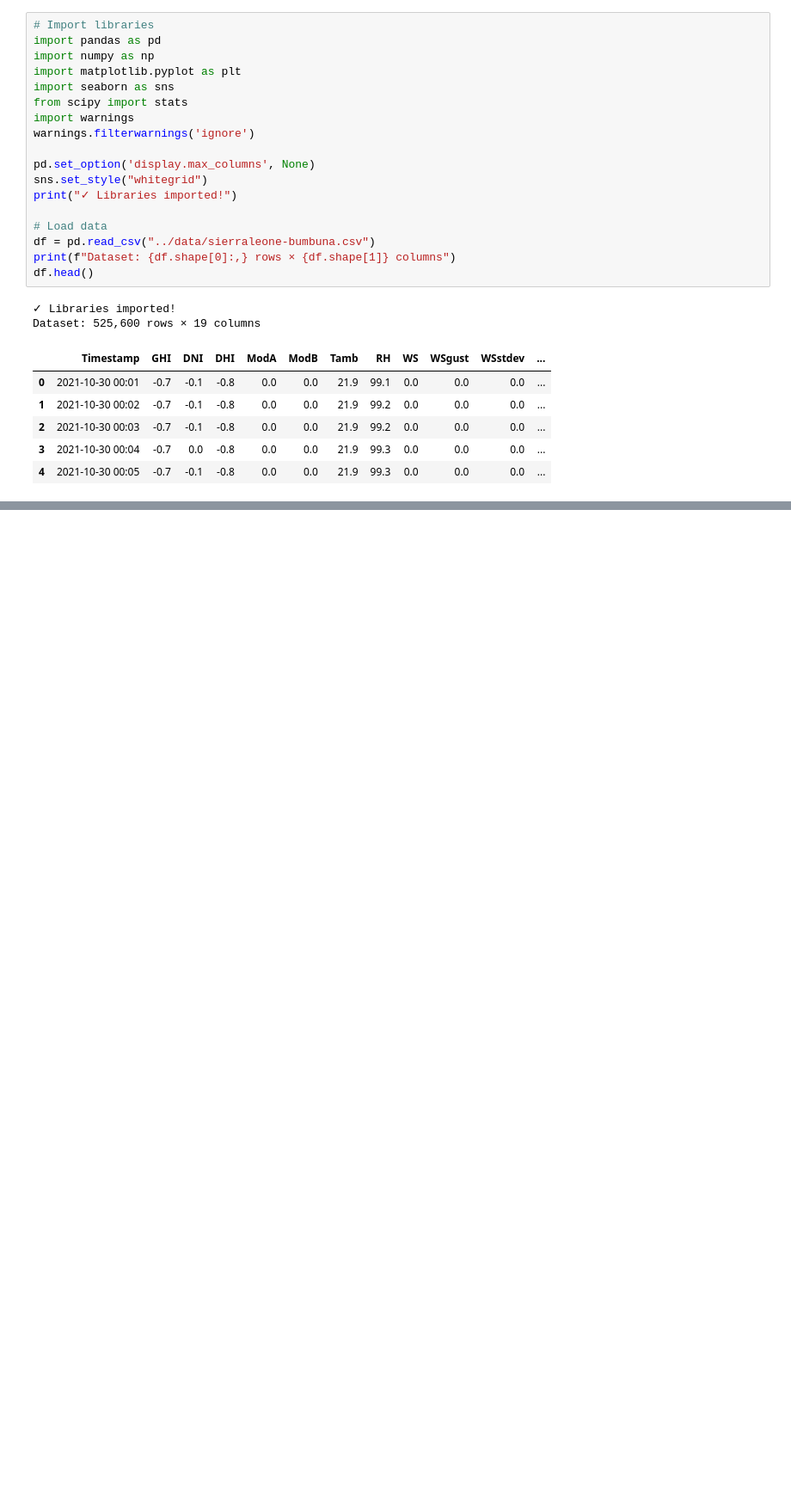
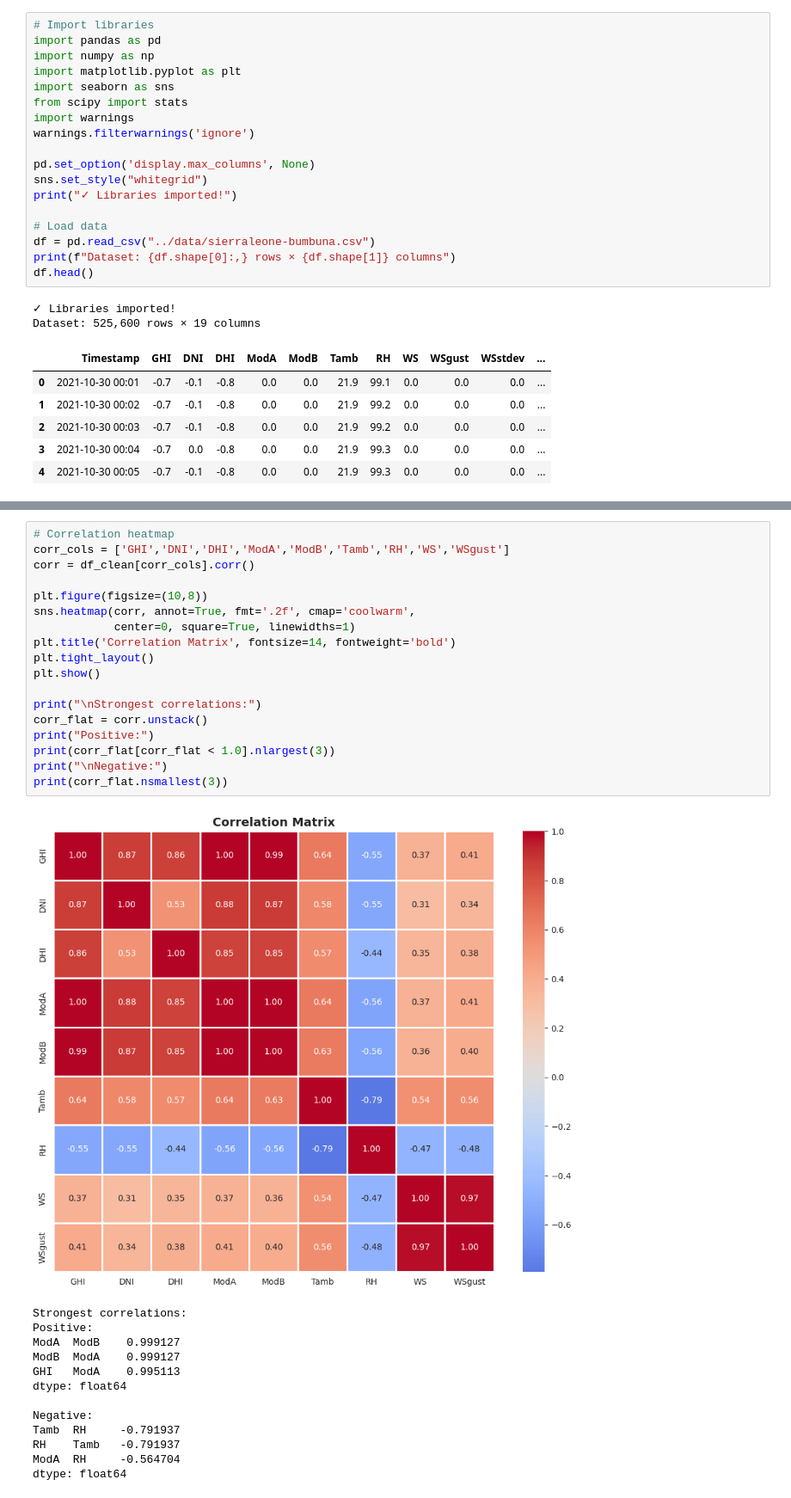
Before and after one commit to Zufan-Hadgu/solar-challenge-week0, a Jupyter notebook: notebooks/sierraleone.ipynb, the cells around one changed output, grey strips where cells are left out. Shown at 86% size. Drawn from its saved outputs; the diff is of its cells as text; blank space fills up the shorter version.

```diff
--- a/notebooks/sierraleone.ipynb
+++ b/notebooks/sierraleone.ipynb
@@ -40,0 +312,32 @@ Dataset: 525,600 rows × 19 columns
+# %%
+# Correlation heatmap
+corr_cols = ['GHI','DNI','DHI','ModA','ModB','Tamb','RH','WS','WSgust']
+corr = df_clean[corr_cols].corr()
+
+plt.figure(figsize=(10,8))
+sns.heatmap(corr, annot=True, fmt='.2f', cmap='coolwarm',
+            center=0, square=True, linewidths=1)
+plt.title('Correlation Matrix', fontsize=14, fontweight='bold')
+plt.tight_layout()
+plt.show()
+
+print("\nStrongest correlations:")
+corr_flat = corr.unstack()
+print("Positive:")
+print(corr_flat[corr_flat < 1.0].nlargest(3))
+print("\nNegative:")
+print(corr_flat.nsmallest(3))
+# %% [output]
+[figure, added]
+Strongest correlations:
+Positive:
+ModA  ModB    0.999127
+ModB  ModA    0.999127
+GHI   ModA    0.995113
+dtype: float64
+
+Negative:
+Tamb  RH     -0.791937
+RH    Tamb   -0.791937
+ModA  RH     -0.564704
+dtype: float64
```
Also changed, not shown: parts of 23 cells of this notebook.
